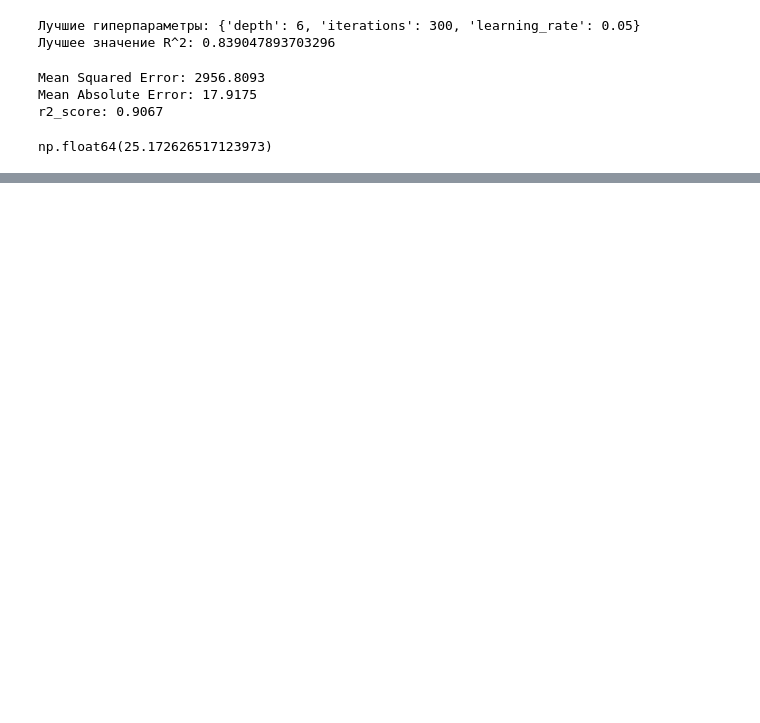
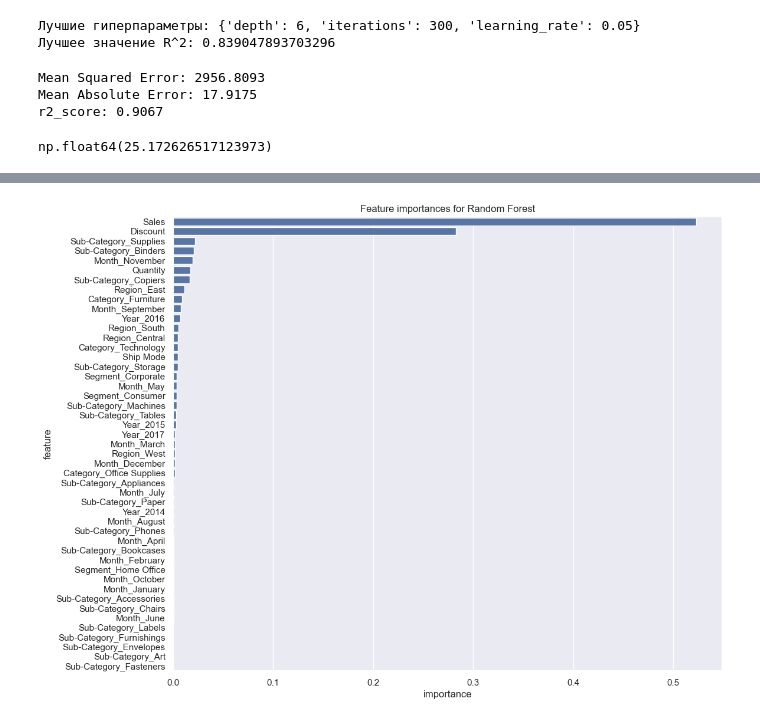
Before and after one commit to Ibolvachevamailu/My_progekt, a Jupyter notebook: диплом2.ipynb, the cells around one changed output, grey strips where cells are left out. Saved outputs shown, nothing was run; the diff lists cells and outputs as text; code cells hidden in the pictures; blank space fills up the shorter version.

```diff
--- a/диплом2.ipynb
+++ b/диплом2.ipynb
@@ -515,0 +384,3 @@ print(y_predict)
+# %%
+model = RandomForestRegressor(max_depth=12, min_samples_leaf= 1, min_samples_split= 5, n_jobs=-1, n_estimators=10, oob_score=True)
+model.fit(X_train, y_train)
@@ -515,0 +400,22 @@ print(y_predict)
+# %%
+from sklearn.model_selection import train_test_split, GridSearchCV
+from sklearn.metrics import d2_absolute_error_score
+
+model = RandomForestRegressor(max_depth=20, min_samples_leaf= 1, min_samples_split= 2, n_jobs=-1, n_estimators=70, oob_score=True, random_state=42)
+
+parameters = {'n_estimators': [10, 20, 50, 70],
+            'max_depth':[1, 3, 5, 7, 10, 12, 15, 20],
+            'min_samples_split' : [2, 5, 10, 20],
+            'min_samples_leaf':[1, 5]}
+
+gs = GridSearchCV(model,                 # Regressor object to optimize
+                  parameters,          # Grid of the hyperparameters
+                  scoring='d2_absolute_error_score',  # Regressor quality metric to optimize
+                  cv=3)                # Number of folds in KFolds cross-validation (CV)
+
+
+# Run Grid Search optimization
+gs.fit(X_train, y_train)
+print(gs.best_params_)
+test_d2_absolute_error_score = d2_absolute_error_score(gs.predict(X_test), y_test_list)
+print(f"Test d2_absolute_error Score: {test_d2_absolute_error_score:.4f}")
@@ -515,0 +592,11 @@ print(y_predict)
+# %%
+feature_importances = zip(X_train.columns, gs.best_estimator_.feature_importances_)
+feature_importances = sorted(feature_importances, key=lambda x: x[1], reverse=True)
+feature_importances = pd.DataFrame(feature_importances, columns=['feature', 'importance'])
+
+plt.figure(figsize=(12, 10))
+plt.title('Feature importances for Random Forest')
+sns.barplot(x='importance', y='feature', data=feature_importances)
+plt.show()
+# %% [output]
+[figure, added]
```
Also changed, not shown: parts of 32 cells of this notebook.
